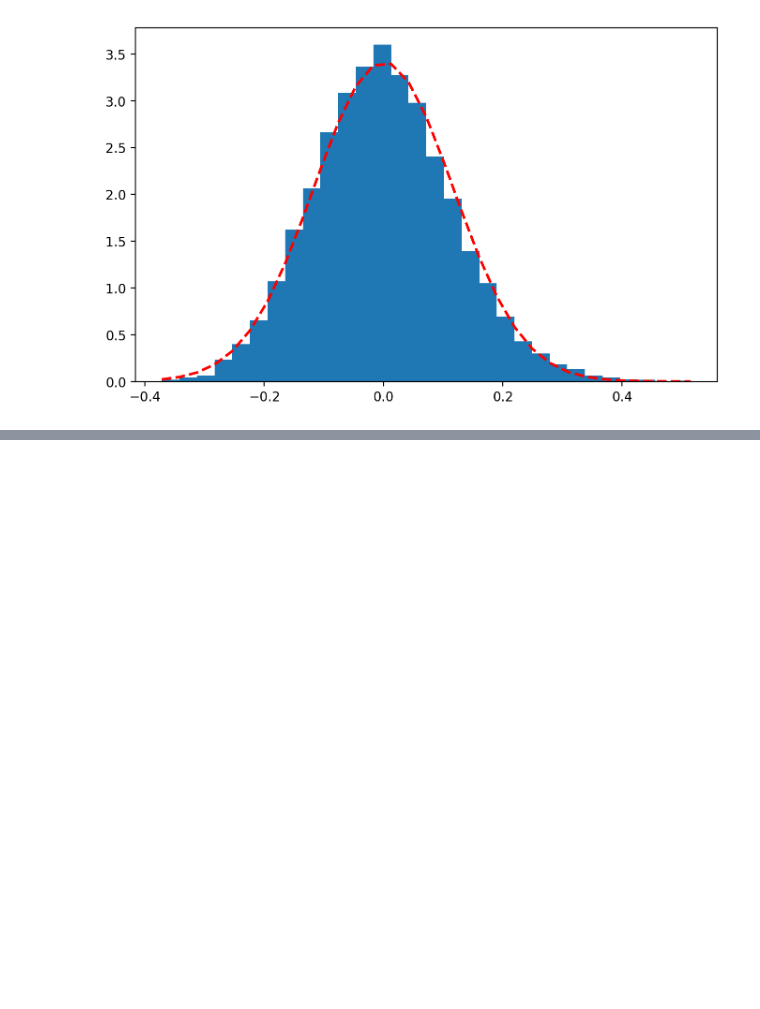
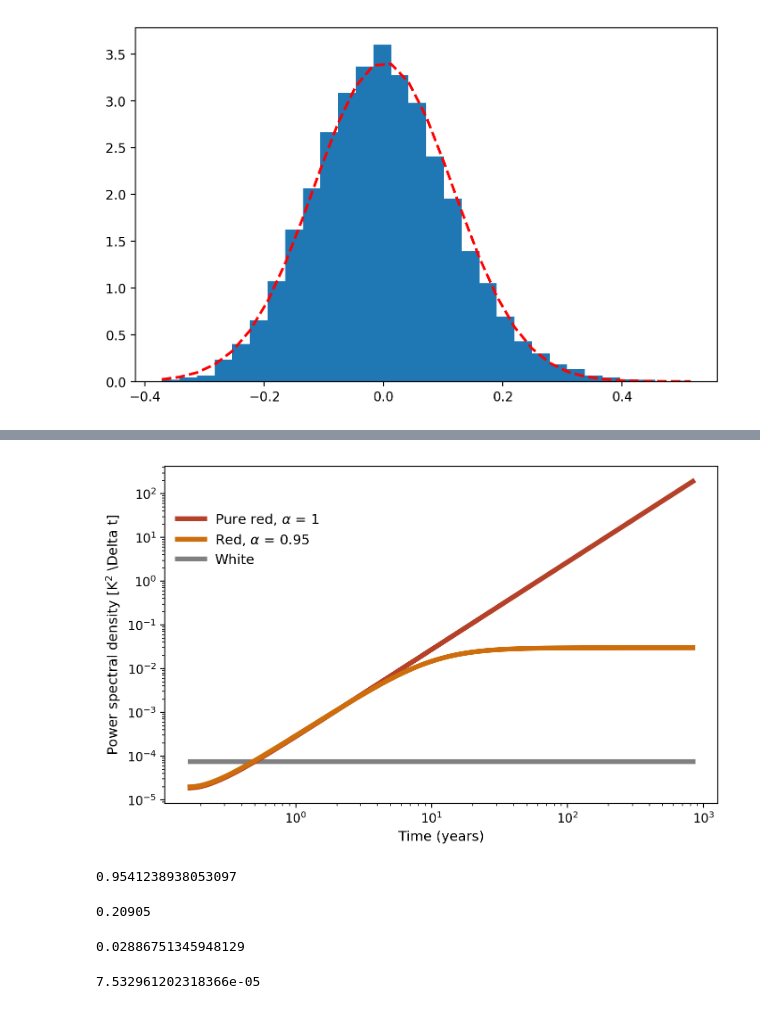
Before and after one commit to thorstenmauritsen/Climate_dynamics_course, a Jupyter notebook: scripts/Chapter5-Variability-GMST.ipynb, the cells around one changed output, grey strips where cells are left out. Saved outputs shown, nothing was run; the diff lists cells and outputs as text; code cells hidden in the pictures; blank space fills up the shorter version.

```diff
--- a/scripts/Chapter5-Variability-GMST.ipynb
+++ b/scripts/Chapter5-Variability-GMST.ipynb
@@ -376,0 +379,71 @@ plt.show()
+# %%
+
+
+fig, ax = plt.subplots(1, figsize=(8,5),dpi=200)
+
+almost_black     = '#262626'
+dred             = '#B44128'
+
+#Colours hiatus, long-term, and model during hiatus
+#col_h = '#289BB4'
+#col_l = '#0C48C5' #'#94CDDA'
+#col_m = '#CD6D0C' #'#E5A41A'
+
+# lam = -1000
+# C = 0.7 * 75 * 4181
+# a = 1 + lam/C
+# print(a)
+# r = (np.log(a))
+# a = 1.
+# r = np.log(a)
+# print(r)
+
+var_noise = 7.532961202318366e-05
+
+### Frequency in months
+lg_freq=np.linspace(np.log(0.5),np.log(0.0001),100)
+frequency = np.exp(lg_freq)
+
+
+### Time in months
+time = 1. / frequency
+freq = 2 * np.pi * frequency
+
+### Red noise
+a = 1.
+F_auto = var_noise / (1. + a**2 - 2*a*np.cos(freq))
+ax.loglog(time/12,F_auto,'-',label=r'Pure red, $\alpha$ = 1',color=dred,lw=4)
+
+### Not so red noise
+a = 0.95
+F_auto = var_noise / (1. + a**2 - 2*a*np.cos(freq))
+ax.loglog(time/12,F_auto,'-',label=r'Red, $\alpha$ = 0.95',color=col_m,lw=4)
+
+### White noise
+F_auto = var_noise*np.ones_like(freq)
+ax.loglog(time/12,F_auto,'-',label='White',color='grey',lw=4,zorder=1)
+
+ax.set_ylabel('Power spectral density [K$^2$ \Delta t]',fontsize=11)
+ax.set_xlabel('Time (years)',fontsize=11)
+
+handles, labels = ax.get_legend_handles_labels()
+
+by_label = OrderedDict(zip(labels, handles))
+
+plt.setp(axes, xlim=(1e-1,1e4), ylim=(1e-5,1e5))
+plt.setp(axes, xticks=(0.1, 1, 10, 100, 1000), xticklabels=('0.1', '1', '10', '100', '1000'))
+
+leg = ax.legend(by_label.values(), by_label.keys(),frameon=False,
+                fontsize=11, loc='upper left',  bbox_to_anchor=(0., 0.9),)
+plt.savefig('../plots/Variability04.pdf',bbox_inchdes='tight',transparent=True)
+plt.show()
+# %% [output]
+[figure, added]
+# %%
+1 + 3600 * 24 * 30* -3.7/(1000*4181*50)
+# %% [output]
+0.9541238938053097
+# %%
+print(1000*4.181*50 / 1e6)
+# %% [output]
+0.20905
@@ -376,0 +453,8 @@ plt.show()
+# %%
+(0.1/(12**0.5))
+# %% [output]
+0.02886751345948129
+# %%
+(factor * 0.7)**2
+# %% [output]
+7.532961202318366e-05
```
Also changed, not shown: parts of 5 cells of this notebook.
